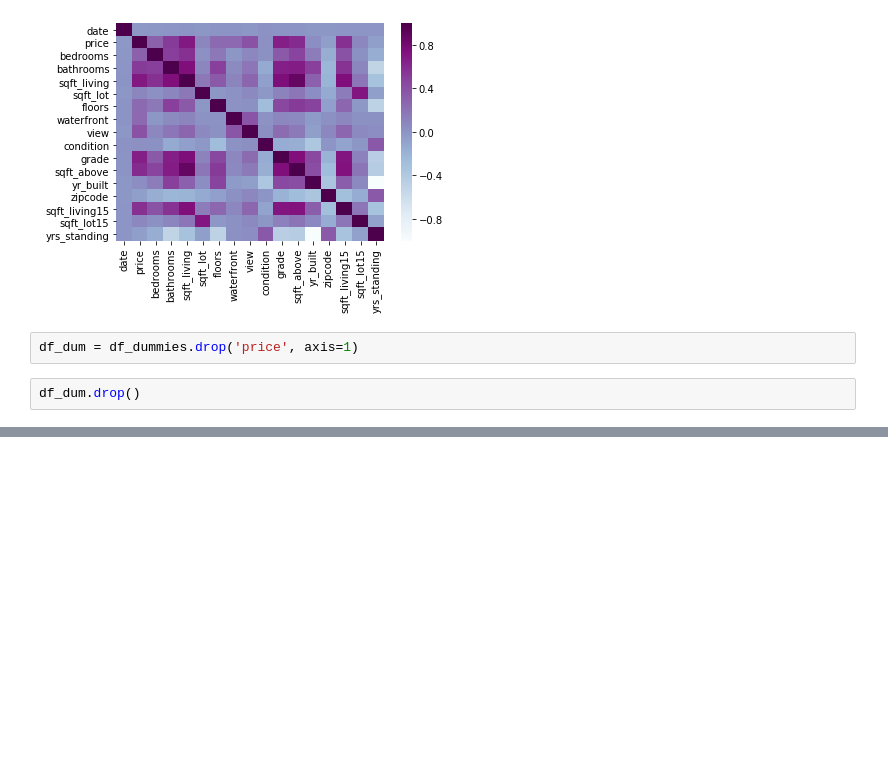
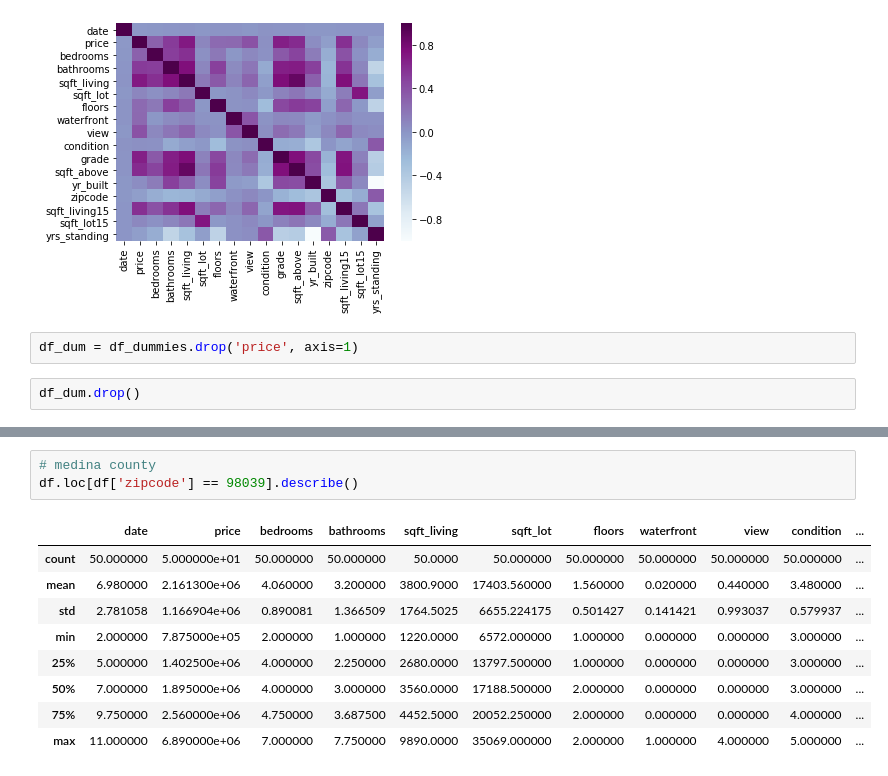
Before and after one commit to kmcnicoll/KyleMatt, a Jupyter notebook: kc_housing_data - wip - finch.ipynb, the cells around one changed output, grey strips where cells are left out. Saved outputs shown, nothing was run; the diff lists cells and outputs as text; blank space fills up the shorter version.

```diff
--- a/kc_housing_data - wip - finch.ipynb
+++ b/kc_housing_data - wip - finch.ipynb
@@ -476,0 +490,13 @@ strong multicollinearity problems or that the design matrix is singular.
+# %%
+# medina county
+df.loc[df['zipcode'] == 98039].describe()
+# %% [output]
+|  | date | price | bedrooms | bathrooms | sqft_living | sqft_lot | floors | waterfront | view | condition | ... |
+| count | 50.000000 | 5.000000e+01 | 50.000000 | 50.000000 | 50.0000 | 50.000000 | 50.000000 | 50.000000 | 50.000000 | 50.000000 | ... |
+| mean | 6.980000 | 2.161300e+06 | 4.060000 | 3.200000 | 3800.9000 | 17403.560000 | 1.560000 | 0.020000 | 0.440000 | 3.480000 | ... |
+| std | 2.781058 | 1.166904e+06 | 0.890081 | 1.366509 | 1764.5025 | 6655.224175 | 0.501427 | 0.141421 | 0.993037 | 0.579937 | ... |
+| min | 2.000000 | 7.875000e+05 | 2.000000 | 1.000000 | 1220.0000 | 6572.000000 | 1.000000 | 0.000000 | 0.000000 | 3.000000 | ... |
+| 25% | 5.000000 | 1.402500e+06 | 4.000000 | 2.250000 | 2680.0000 | 13797.500000 | 1.000000 | 0.000000 | 0.000000 | 3.000000 | ... |
+| 50% | 7.000000 | 1.895000e+06 | 4.000000 | 3.000000 | 3560.0000 | 17188.500000 | 2.000000 | 0.000000 | 0.000000 | 3.000000 | ... |
+| 75% | 9.750000 | 2.560000e+06 | 4.750000 | 3.687500 | 4452.5000 | 20052.250000 | 2.000000 | 0.000000 | 0.000000 | 4.000000 | ... |
+| max | 11.000000 | 6.890000e+06 | 7.000000 | 7.750000 | 9890.0000 | 35069.000000 | 2.000000 | 1.000000 | 4.000000 | 5.000000 | ... |
```
Also changed, not shown: parts of 8 cells of this notebook, 2 other files.
